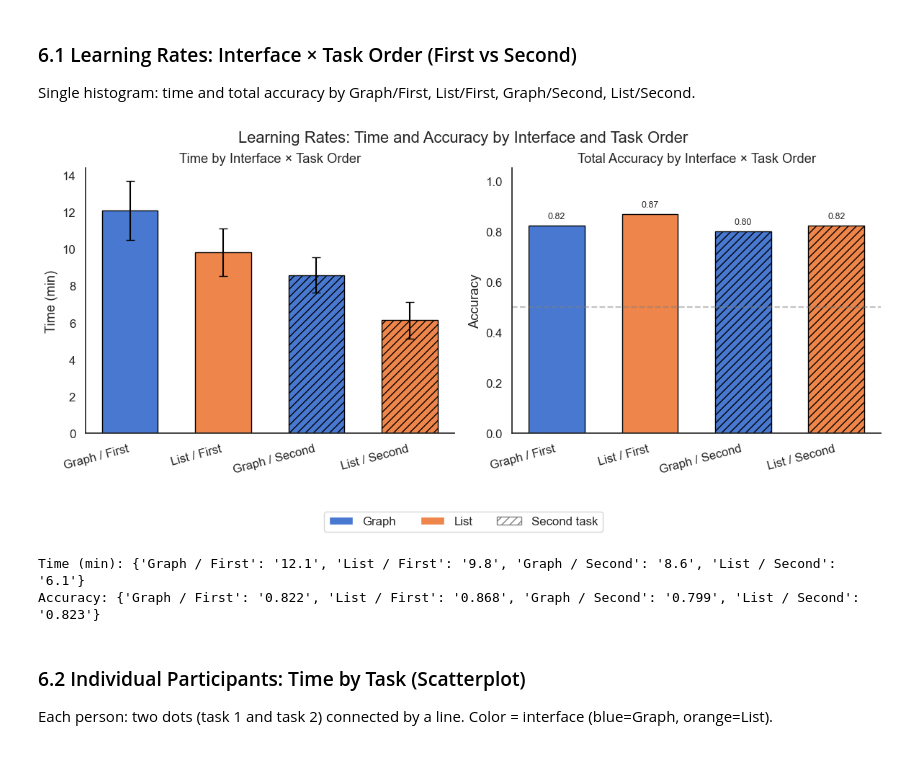
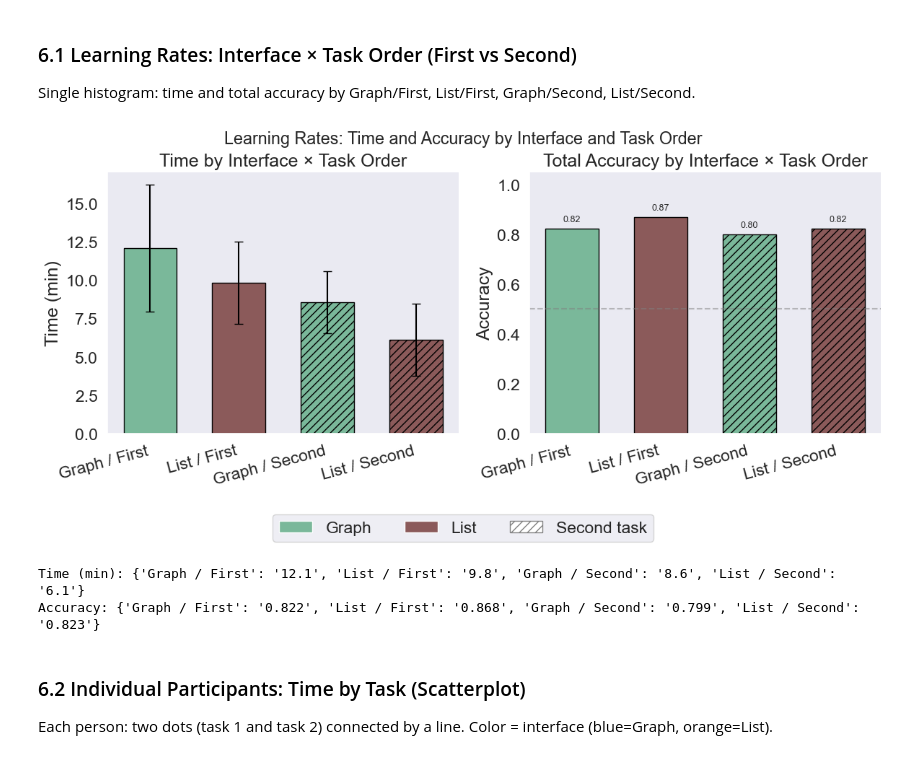
Before and after one commit to EmilyReif/llm-consistency-vis, a Jupyter notebook: user_study_results/single_distribution/user_study_analysis.ipynb, the cells around one changed output. Saved outputs shown, nothing was run; the diff lists cells and outputs as text; code cells hidden in the pictures.

```diff
--- a/user_study_results/single_distribution/user_study_analysis.ipynb
+++ b/user_study_results/single_distribution/user_study_analysis.ipynb
@@ -20,10 +20,11 @@ import re
 import numpy as np
 import textwrap
 from pathlib import Path
-from scipy.stats import ttest_ind
+from scipy.stats import ttest_ind, t as t_dist
+import pingouin as pg
 
 # Seaborn styling for prettier plots (no grid background)
-sns.set_theme(style="white", palette="muted", font_scale=1.1)
+sns.set_theme(style='dark', palette='muted', font_scale=1.1)
 
 # Paths: works if run from repo root or from user_study_results/
 DATA_DIR = Path("user_study_results")
@@ -1344,12 +1464,12 @@ for dataset in ["Monsters", "Places"]:
             l_keys = [f"bucket_{e}_list" for e in entity_names if f"bucket_{e}_list" in res]
             g_scores = np.mean([res[k] for k in g_keys], axis=0) if g_keys else []
             l_scores = np.mean([res[k] for k in l_keys], axis=0) if l_keys else []
-            plot_rows_t2.append({"Dataset": dataset, "Question": group_name, "Graph_mean": g_m, "Graph_se": se_from_scores(g_scores), "Graph_n": int(g_n), "List_mean": l_m, "List_se": se_from_scores(l_scores), "List_n": int(l_n), "p_value": pvalue_graph_vs_list(g_scores, l_scores)})
+            plot_rows_t2.append({"Dataset": dataset, "Question": group_name, "Graph_mean": g_m, "Graph_se": ci95_from_scores(g_scores), "Graph_n": int(g_n), "List_mean": l_m, "List_se": ci95_from_scores(l_scores), "List_n": int(l_n), "p_value": pvalue_graph_vs_list(g_scores, l_scores)})
     for _, r in exact_sub.iterrows():
         label = question_to_label(r["Question"])
         g_scores = res.get(label + "_graph", [])
         l_scores = res.get(label + "_list", [])
-        plot_rows_t2.append({"Dataset": r["Dataset"], "Question": r["Question"], "Graph_mean": r["Graph_mean"], "Graph_se": se_from_scores(g_scores), "Graph_n": int(r["Graph_n"]), "List_mean": r["List_mean"], "List_se": se_from_scores(l_scores), "List_n": int(r["List_n"]), "p_value": pvalue_graph_vs_list(g_scores, l_scores)})
+        plot_rows_t2.append({"Dataset": r["Dataset"], "Question": r["Question"], "Graph_mean": r["Graph_mean"], "Graph_se": ci95_from_scores(g_scores), "Graph_n": int(r["Graph_n"]), "List_mean": r["List_mean"], "List_se": ci95_from_scores(l_scores), "List_n": int(r["List_n"]), "p_value": pvalue_graph_vs_list(g_scores, l_scores)})
 plot_df_task2 = pd.DataFrame(plot_rows_t2)
 
 overall_rows_t2 = []
@@ -1362,12 +1482,11 @@ for dataset in ["Monsters", "Places"]:
     l_keys = [k for k in res if k.endswith("_list")]
     g_scores = np.mean([res[k] for k in g_keys], axis=0) if g_keys else []
     l_scores = np.mean([res[k] for k in l_keys], axis=0) if l_keys else []
-    overall_rows_t2.append({"Dataset": dataset, "Question": "Overall", "Graph_mean": g_m, "Graph_se": se_from_scores(g_scores), "Graph_n": int(g_n), "List_mean": l_m, "List_se": se_from_scores(l_scores), "List_n": int(l_n), "p_value": pvalue_graph_vs_list(g_scores, l_scores)})
+    overall_rows_t2.append({"Dataset": dataset, "Question": "Overall", "Graph_mean": g_m, "Graph_se": ci95_from_scores(g_scores), "Graph_n": int(g_n), "List_mean": l_m, "List_se": ci95_from_scores(l_scores), "List_n": int(l_n), "p_value": pvalue_graph_vs_list(g_scores, l_scores)})
 overall_df_task2 = pd.DataFrame(overall_rows_t2)
 
 fig, axes = plt.subplots(1, 2, figsize=(12, max(6, len(plot_df_task2) * 0.35)))
-palette = sns.color_palette("muted")
-graph_color, list_color = palette[0], palette[1]
+graph_color, list_color = '#7ab89a', '#8b5a5a'  # graph, list
 for ax_idx, dataset in enumerate(["Monsters", "Places"]):
     ax = axes[ax_idx]
     sub = plot_df_task2[plot_df_task2["Dataset"] == dataset]
@@ -1642,68 +1781,71 @@ if len(t2_df) > 0:
 def safe_mean(ser):
     v = ser.dropna()
     return v.mean() if len(v) > 0 else np.nan
-def safe_sem(ser):
+def safe_ci95(ser):
+    """95% CI half-width."""
     v = ser.dropna()
-    return v.sem() if len(v) > 1 else 0
+    if len(v) < 2:
+        return 0
+    return v.sem() * t_dist.ppf(0.975, len(v) - 1)
 
 graph_first_time = safe_mean(timing_first_df[timing_first_df['interface']=='Graph']['time_min']) if len(timing_first_df) > 0 else np.nan
 graph_second_time = safe_mean(t2_df[t2_df['interface']=='Graph']['time_min']) if len(t2_df) > 0 else np.nan
 list_first_time = safe_mean(timing_first_df[timing_first_df['interface']=='List']['time_min']) if len(timing_first_df) > 0 else np.nan
 list_second_time = safe_mean(t2_df[t2_df['interface']=='List']['time_min']) if len(t2_df) > 0 else np.nan
 
-graph_first_se_t = safe_sem(timing_first_df[timing_first_df['interface']=='Graph']['time_min']) if len(timing_first_df) > 0 else 0
-graph_second_se_t = safe_sem(t2_df[t2_df['interface']=='Graph']['time_min']) if len(t2_df) > 0 else 0
-list_first_se_t = safe_sem(timing_first_df[timing_first_df['interface']=='List']['time_min']) if len(timing_first_df) > 0 else 0
-list_second_se_t = safe_sem(t2_df[t2_df['interface']=='List']['time_min']) if len(t2_df) > 0 else 0
+graph_first_ci_t = safe_ci95(timing_first_df[timing_first_df['interface']=='Graph']['time_min']) if len(timing_first_df) > 0 else 0
+graph_second_ci_t = safe_ci95(t2_df[t2_df['interface']=='Graph']['time_min']) if len(t2_df) > 0 else 0
+list_first_ci_t = safe_ci95(timing_first_df[timing_first_df['interface']=='List']['time_min']) if len(timing_first_df) > 0 else 0
+list_second_ci_t = safe_ci95(t2_df[t2_df['interface']=='List']['time_min']) if len(t2_df) > 0 else 0
 
 conditions = ['Graph / First', 'List / First', 'Graph / Second', 'List / Second']
 acc_vals = [graph_first_acc, list_first_acc, graph_second_acc, list_second_acc]
 time_vals = [graph_first_time, list_first_time, graph_second_time, list_second_time]
-time_ses = [graph_first_se_t, list_first_se_t, graph_second_se_t, list_second_se_t]
+time_cis = [graph_first_ci_t, list_first_ci_t, graph_second_ci_t, list_second_ci_t]
 
 fig, axes = plt.subplots(1, 2, figsize=(12, 5))
-palette = sns.color_palette("muted")
-colors = [palette[0], palette[1], palette[0], palette[1]]
+graph_color, list_color = '#7ab89a', '#8b5a5a'  # graph, list
+colors = ['#7ab89a', '#8b5a5a', '#7ab89a', '#8b5a5a']  # graph, list, graph, list
 hatches = ['', '', '///', '///']
 x = np.arange(4)
 width = 0.6
 
 ax1 = axes[0]
 bars1 = ax1.bar(x, time_vals, width, color=colors, hatch=hatches, edgecolor='black')
-ax1.errorbar(x, time_vals, yerr=time_ses, fmt='none', color='black', capsize=4)
+ax1.errorbar(x, time_vals, yerr=time_cis, fmt='none', color='black', capsize=4)
 ax1.set_xticks(x)
 ax1.set_xticklabels(conditions, rotation=15, ha='right')
 ax1.set_ylabel('Time (min)')
 ax1.set_title('Time by Interface × Task Order')
 sns.despine(ax=ax1)
 
 ax2 = axes[1]
 ax2.bar(x, acc_vals, width, color=colors, hatch=hatches, edgecolor='black')
 ax2.set_xticks(x)
 ax2.set_xticklabels(conditions, rotation=15, ha='right')
 ax2.set_ylabel('Accuracy')
 ax2.set_title('Total Accuracy by Interface × Task Order')
 ax2.set_ylim(0, 1.05)
 ax2.axhline(0.5, color='gray', linestyle='--', alpha=0.5)
 sns.despine(ax=ax2)
 
 for i, v in enumerate(acc_vals):
     if not np.isnan(v):
         ax2.text(i, v + 0.02, f'{v:.2f}', ha='center', va='bottom', fontsize=9)
 
 from matplotlib.patches import Patch
-legend_elements = [Patch(facecolor=palette[0], label='Graph'), Patch(facecolor=palette[1], label='List'),
+legend_elements = [Patch(facecolor='#7ab89a', label='Graph'), Patch(facecolor='#8b5a5a', label='List'),
                   Patch(facecolor='white', hatch='///', edgecolor='gray', label='Second task')]
 fig.legend(handles=legend_elements, loc='upper center', ncol=3, bbox_to_anchor=(0.5, -0.02))
 plt.tight_layout()
 plt.subplots_adjust(bottom=0.18)
 plt.suptitle('Learning Rates: Time and Accuracy by Interface and Task Order', y=1.02)
 plt.show()
 
 print('Time (min):', dict(zip(conditions, [f'{t:.1f}' if not np.isnan(t) else '-' for t in time_vals])))
 print('Accuracy:', dict(zip(conditions, [f'{a:.3f}' if not np.isnan(a) else '-' for a in acc_vals])))
 # %% [output]
-[figure, old version]
+[figure, new version]
 Time (min): {'Graph / First': '12.1', 'List / First': '9.8', 'Graph / Second': '8.6', 'List / Second': '6.1'}
 Accuracy: {'Graph / First': '0.822', 'List / First': '0.868', 'Graph / Second': '0.799', 'List / Second': '0.823'}
 # %% [markdown]
```
Also changed, not shown: parts of 15 cells of this notebook, 17 other files.
